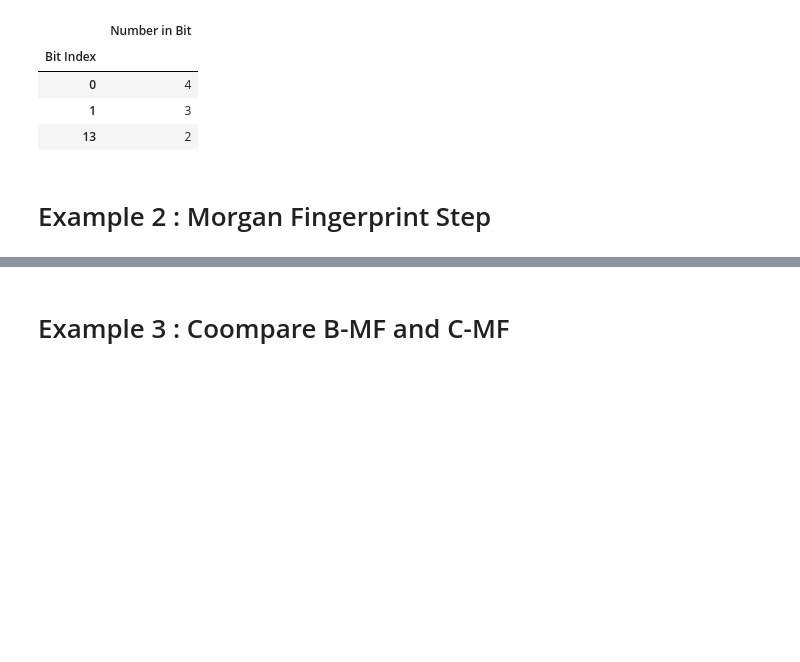
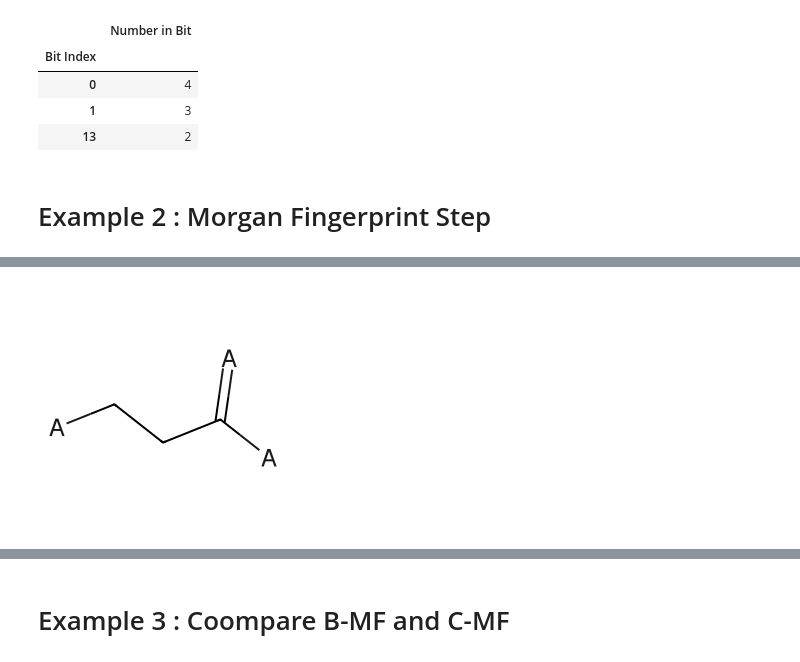
Before and after one commit to Sawahiko/SMILE_to_Feature, a Jupyter notebook: Example/Example 1.ipynb, the cells around one changed output, grey strips where cells are left out. Cells and saved outputs as stored; diff of their text form; code cells hidden in the pictures; blank space fills up the shorter version.

```diff
--- a/Example/Example 1.ipynb
+++ b/Example/Example 1.ipynb
@@ -107,6 +112,10 @@ mol2 = Chem.MolFromSmiles(smi2)
 d2 = rdMolDraw2D.MolDraw2DCairo(250, 250)
 rdMolDraw2D.PrepareAndDrawMolecule(d2,mol2)
 d2.WriteDrawingText("EX2-pic2.png")
+# %%
+Image(filename='EX2-pic2.png')
+# %% [output]
+[figure, added]
 # %%
 smi2 = 'CCCC(=O)N |$;;;;;;;;$|'
 mol2 = Chem.MolFromSmiles(smi2)
```
Also changed, not shown: parts of 4 cells of this notebook.
